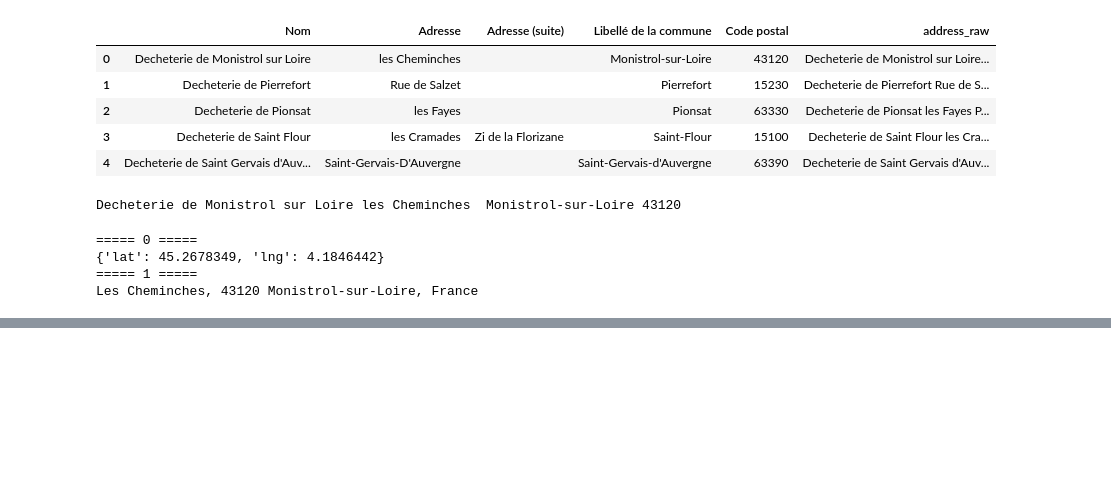
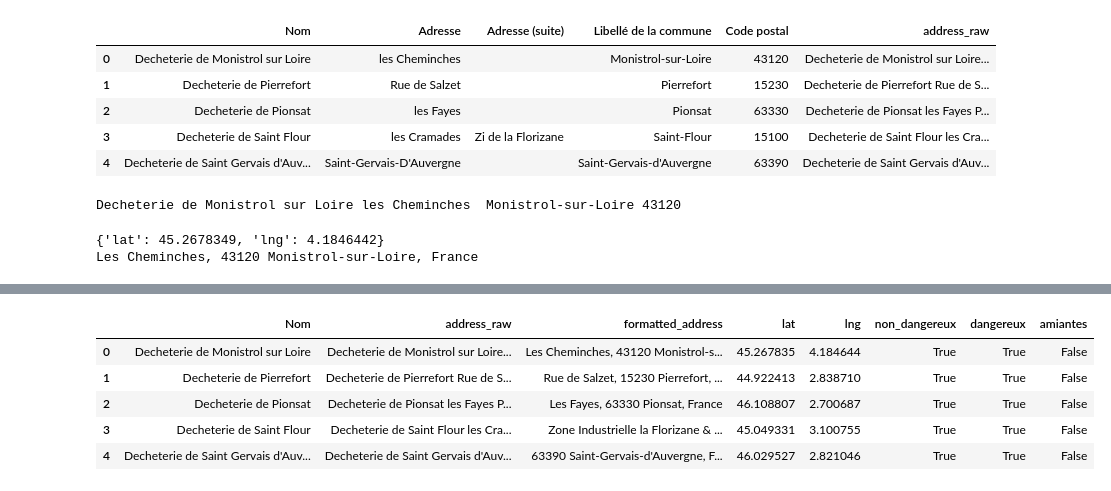
Before and after one commit to kairosilveira/track_my_trash_backend, a Jupyter notebook: src/analysis.ipynb, the cells around one changed output, grey strips where cells are left out. Drawn from its saved outputs; the diff is of its cells as text; code cells hidden in the pictures; blank space fills up the shorter version.

```diff
--- a/src/analysis.ipynb
+++ b/src/analysis.ipynb
@@ -159,14 +159,15 @@ Decheterie de Monistrol sur Loire les Cheminches  Monistrol-sur-Loire 43120
 # %%
 from trashlocation import TrashLocation
 
+API_KEY = os.environ.get("API_KEY")
+
 local = TrashLocation()
+local.API_KEY = API_KEY
 address = "Decheterie de Monistrol sur Loire les Cheminches  Monistrol-sur-Loire 43120"
 print(local.get_lat_lng(address=address))
 print(local.get_formatted_address(address=address))
 # %% [output]
-===== 0 =====
 {'lat': 45.2678349, 'lng': 4.1846442}
-===== 1 =====
 Les Cheminches, 43120 Monistrol-sur-Loire, France
 # %%
 df_address["lat_lng"] = df_address["address_raw"].apply(local.get_lat_lng)
@@ -190,5 +191,14 @@ df_address.head()
 df_final = pd.concat([df_address, df_info_trash], axis = 1)
 # %%
 df_final = df_final.drop(columns=["Adresse", "Adresse (suite)", "Libellé de la commune", "Code postal"])
+# %%
+df_final.head()
+# %% [output]
+|  | Nom | address_raw | formatted_address | lat | lng | non_dangereux | dangereux | amiantes |
+| 0 | Decheterie de Monistrol sur Loire | Decheterie de Monistrol sur Loire... | Les Cheminches, 43120 Monistrol-s... | 45.267835 | 4.184644 | True | True | False |
+| 1 | Decheterie de Pierrefort | Decheterie de Pierrefort Rue de S... | Rue de Salzet, 15230 Pierrefort, ... | 44.922413 | 2.838710 | True | True | False |
+| 2 | Decheterie de Pionsat | Decheterie de Pionsat les Fayes P... | Les Fayes, 63330 Pionsat, France | 46.108807 | 2.700687 | True | True | False |
+| 3 | Decheterie de Saint Flour | Decheterie de Saint Flour les Cra... | Zone Industrielle la Florizane & ... | 45.049331 | 3.100755 | True | True | False |
+| 4 | Decheterie de Saint Gervais d'Auv... | Decheterie de Saint Gervais d'Auv... | 63390 Saint-Gervais-d'Auvergne, F... | 46.029527 | 2.821046 | True | True | False |
 # %%
 df_final.to_csv("formatted_data.csv", index=False)
```
Also changed, not shown: parts of 5 cells of this notebook, 4 other files.
